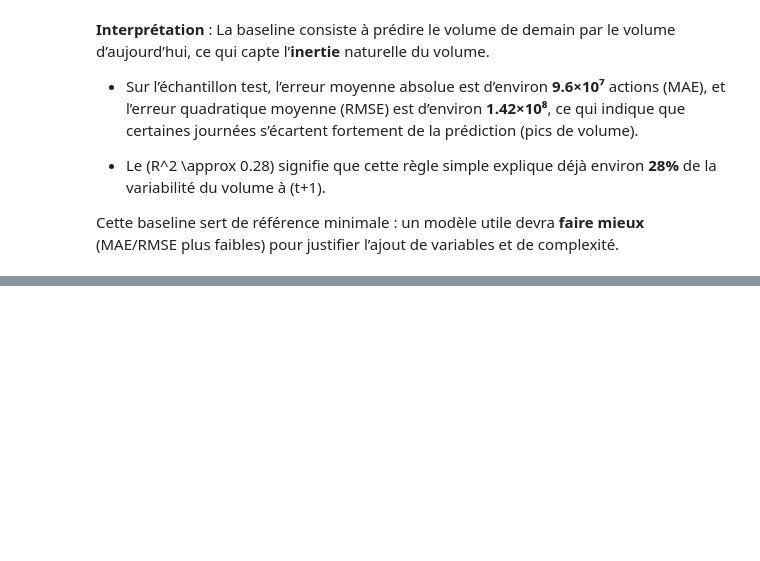
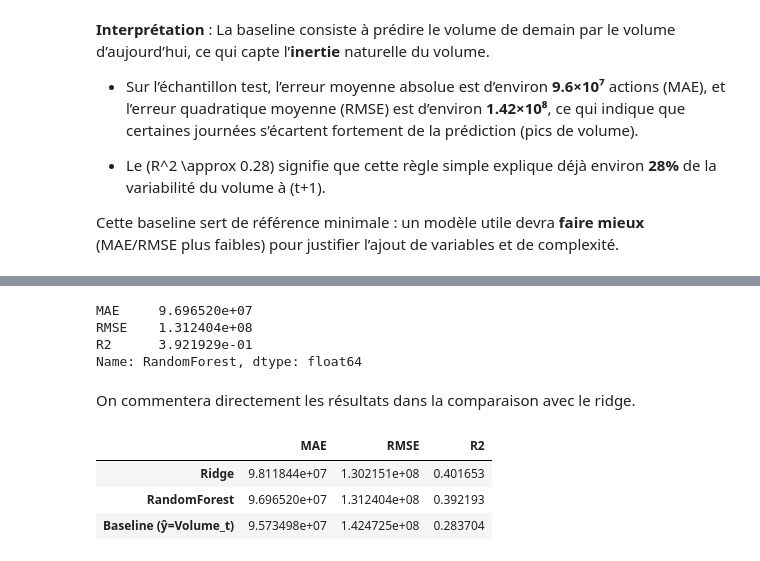
Before and after one commit to JoelKt29/Python-pour-la-data, a Jupyter notebook: Final copy.ipynb, the cells around one changed output, grey strips where cells are left out. Cells and saved outputs as stored; diff of their text form; code cells hidden in the pictures; blank space fills up the shorter version.

```diff
--- a/Final copy.ipynb
+++ b/Final copy.ipynb
@@ -891,0 +965,34 @@ Cette baseline sert de référence minimale : un modèle utile devra **faire mie
+# %%
+rf = RandomForestRegressor(
+    n_estimators=400,
+    max_depth=None,
+    min_samples_leaf=5,
+    random_state=42,
+    n_jobs=-1
+)
+
+rf.fit(X_train, y_train)
+y_pred_rf = rf.predict(X_test)
+
+rf_metrics = report_metrics(y_test, y_pred_rf, name="RandomForest")
+rf_metrics
+# %% [output]
+MAE     9.696520e+07
+RMSE    1.312404e+08
+R2      3.921929e-01
+Name: RandomForest, dtype: float64
+# %% [markdown]
+On commentera directement les résultats dans la comparaison avec le ridge.
+# %%
+results = pd.concat([
+    baseline_metrics,
+    ridge_metrics,
+    rf_metrics
+], axis=1).T
+
+results.sort_values("RMSE")
+# %% [output]
+|  | MAE | RMSE | R2 |
+| Ridge | 9.811844e+07 | 1.302151e+08 | 0.401653 |
+| RandomForest | 9.696520e+07 | 1.312404e+08 | 0.392193 |
+| Baseline (ŷ=Volume_t) | 9.573498e+07 | 1.424725e+08 | 0.283704 |
```
Also changed, not shown: parts of 9 cells of this notebook, 1 other file.
